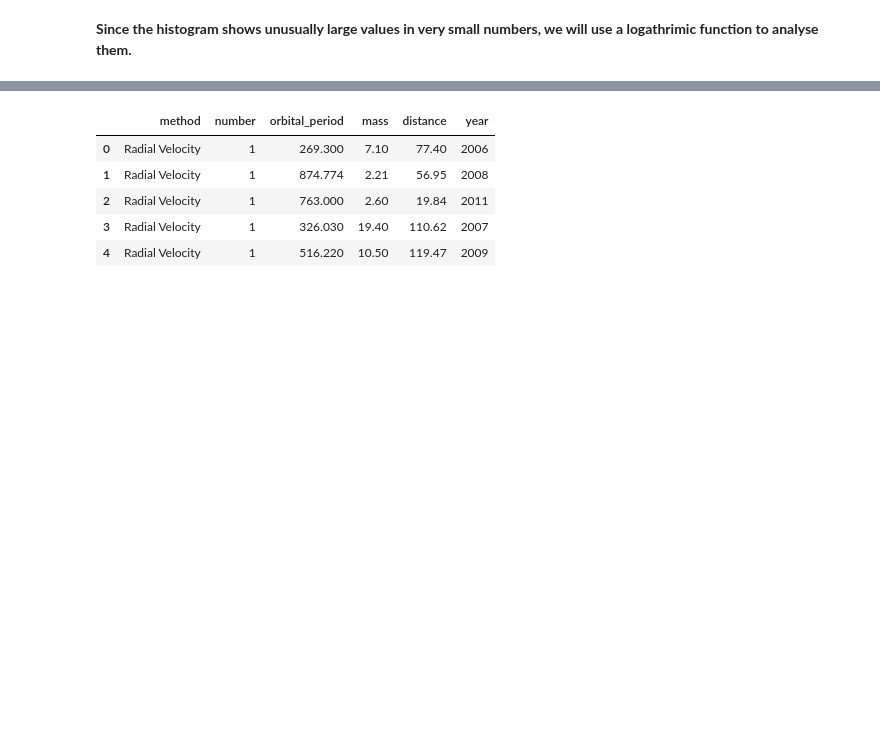
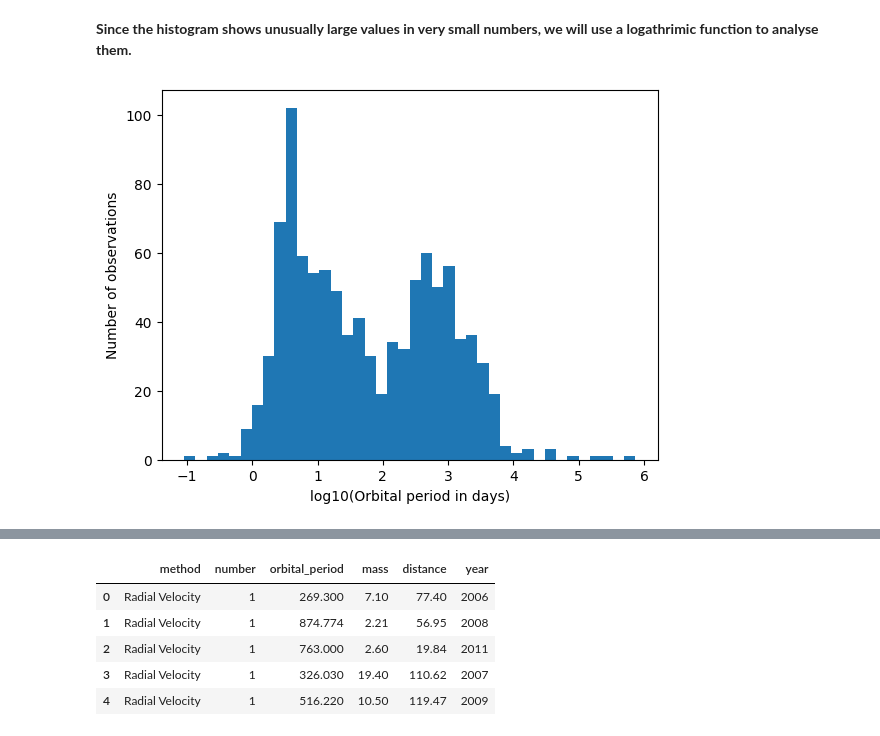
Before and after one commit to aashish7542/ai-learning, a Jupyter notebook: phase-0-foundations/python/phase 0.3.ipynb, the cells around one changed output, grey strips where cells are left out. Drawn from its saved outputs; the diff is of its cells as text; code cells hidden in the pictures; blank space fills up the shorter version.

```diff
--- a/phase-0-foundations/python/phase 0.3.ipynb
+++ b/phase-0-foundations/python/phase 0.3.ipynb
@@ -158,3 +158,14 @@ plt.show()
 [figure]
 # %% [markdown]
 **Since the histogram shows unusually large values in very small numbers, we will use a logathrimic function to analyse them.**
+# %%
+import numpy as np
+
+periods = df["orbital_period"].dropna()
+
+plt.hist(np.log10(periods), bins=40)
+plt.xlabel("log10(Orbital period in days)")
+plt.ylabel("Number of observations")
+plt.show()
+# %% [output]
+[figure, added]
```
Also changed, not shown: parts of 17 cells of this notebook.
